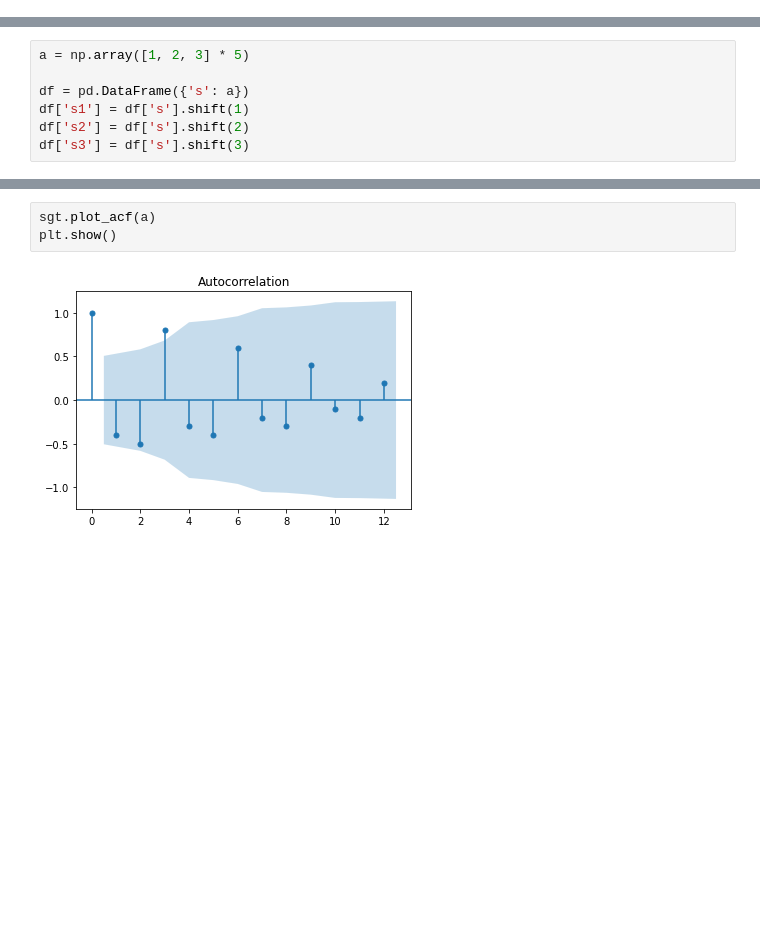
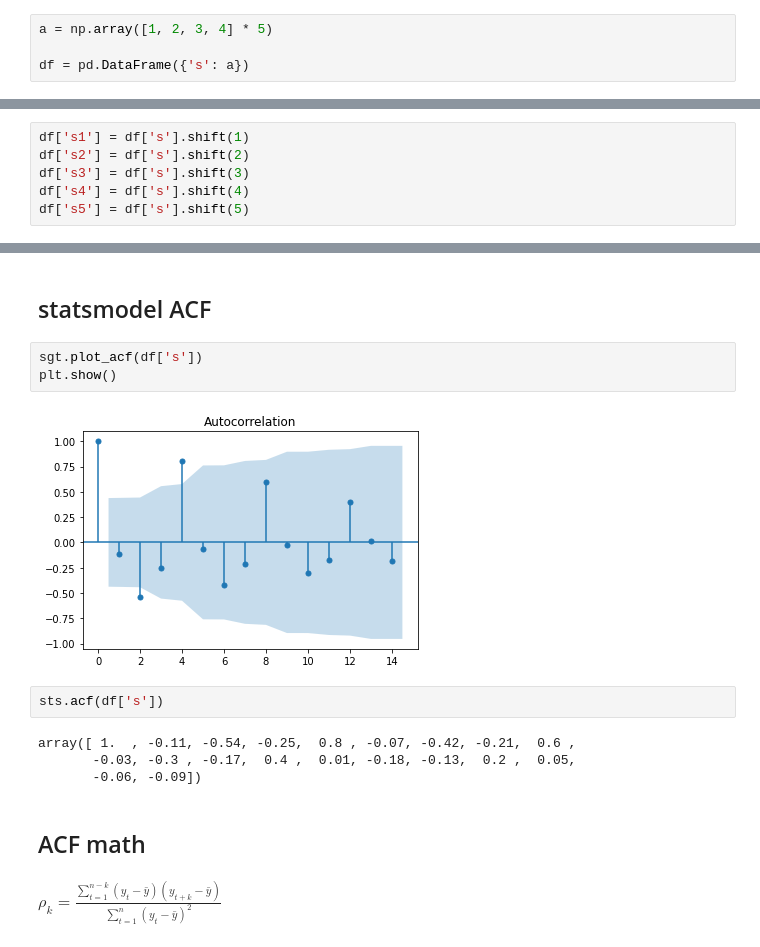
Before and after one commit to mkang32/snp500-analysis, a Jupyter notebook: notebooks/Correlation_ACF_PACF.ipynb, the cells around one changed output, grey strips where cells are left out. Saved outputs shown, nothing was run; the diff lists cells and outputs as text; blank space fills up the shorter version.

Commit message:
pacf concept with images

```diff
--- a/notebooks/Correlation_ACF_PACF.ipynb
+++ b/notebooks/Correlation_ACF_PACF.ipynb
@@ -47,0 +63,4 @@ Correlation coefficient: 0.3823241358329392
+# %%
+a = np.array([1, 2, 3, 4] * 5)
+
+df = pd.DataFrame({'s': a})
@@ -48,10 +78,9 @@ Correlation coefficient: 0.3823241358329392
 # %%
-a = np.array([1, 2, 3] * 5)
-
-df = pd.DataFrame({'s': a})
 df['s1'] = df['s'].shift(1)
 df['s2'] = df['s'].shift(2)
 df['s3'] = df['s'].shift(3)
+df['s4'] = df['s'].shift(4)
+df['s5'] = df['s'].shift(5)
 # %%
 df
 # %% [output]
@@ -90,5 +141,18 @@ plt.show()
+# %% [markdown]
+## statsmodel ACF
 # %%
-sgt.plot_acf(a)
+sgt.plot_acf(df['s'])
 plt.show()
 # %% [output]
-[figure, old version]
+[figure, new version]
+# %%
+sts.acf(df['s'])
+# %% [output]
+array([ 1.  , -0.11, -0.54, -0.25,  0.8 , -0.07, -0.42, -0.21,  0.6 ,
+       -0.03, -0.3 , -0.17,  0.4 ,  0.01, -0.18, -0.13,  0.2 ,  0.05,
+       -0.06, -0.09])
+# %% [markdown]
+## ACF math
+# %% [markdown]
+
+${\displaystyle \rho_k = \frac {\sum\limits_{t=1}^{n-k} (y_t - \bar{y})(y_{t+k}-\bar{y})} {\sum\limits_{t=1}^{n} (y_t - \bar{y})^2}}$
```
Also changed, not shown: parts of 38 cells of this notebook, 2 other files.
